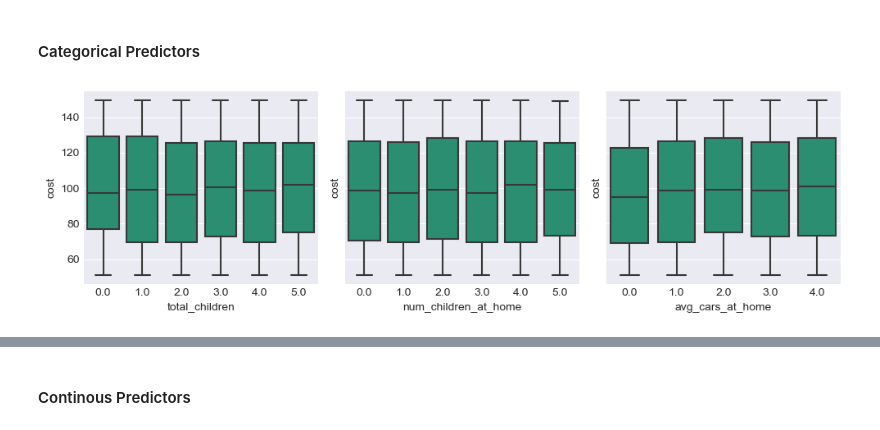
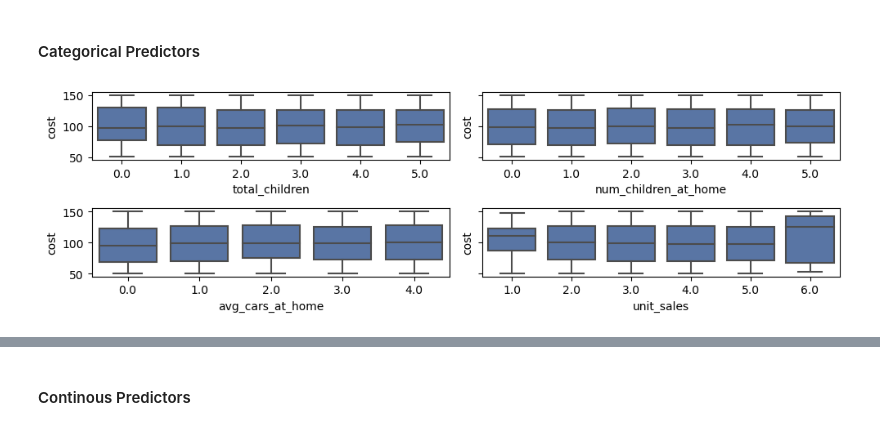
Before and after one commit to akaigraham/kaggle-comps, a Jupyter notebook: playground-series/s3_e11/notebooks/initial-notebook.ipynb, the cells around one changed output, grey strips where cells are left out. Cells and saved outputs as stored; diff of their text form; code cells hidden in the pictures.

```diff
--- a/playground-series/s3_e11/notebooks/initial-notebook.ipynb
+++ b/playground-series/s3_e11/notebooks/initial-notebook.ipynb
@@ -8,10 +8,10 @@ import pandas as pd
 import numpy as np
 import matplotlib.pyplot as plt
 import seaborn as sns
-# %%
-# set style of visualizations
-plt.style.use('seaborn-v0_8-bright')
-plt.style.use('seaborn-v0_8-darkgrid')
+# %%
+# set style
+sns.set_palette('deep')
+cp = sns.color_palette('deep')
 # %%
 # specify path and load data
 data_path = Path('../data')
@@ -128,20 +128,16 @@ For the time being, categorical features with clear ordinal relationships will b
 ### Analyze Impact of Predictors on Target
 # %% [markdown]
 #### Categorical Predictors
-# %%
-# set color palette
-sns.set_palette('Dark2')
-cp = sns.color_palette('Dark2')
 # %%
 # children and cars
-fig, axes = plt.subplots(nrows=1, ncols=3, figsize=(10,3), sharey=True)
-for feat, ax in zip(['total_children', 'num_children_at_home', 'avg_cars_at_home'],
+fig, axes = plt.subplots(nrows=2, ncols=2, figsize=(10,3), sharey=True)
+for feat, ax in zip(['total_children', 'num_children_at_home', 'avg_cars_at_home', 'unit_sales'],
                     axes.flatten()):
     sns.boxplot(x=train_df[feat], y=train_df.cost, color=cp[0], ax=ax)
 plt.tight_layout()
 plt.show()
 # %% [output]
-[figure, old version]
+[figure, new version]
 # %%
 # binary predictors
 multi_class_cat = ['total_children', 'num_children_at_home', 'avg_cars_at_home']
```
Also changed, not shown: parts of 7 cells of this notebook.
